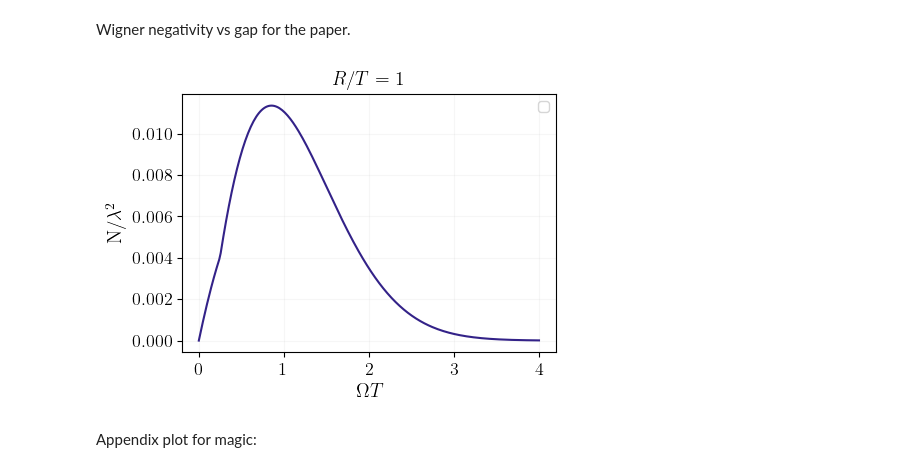
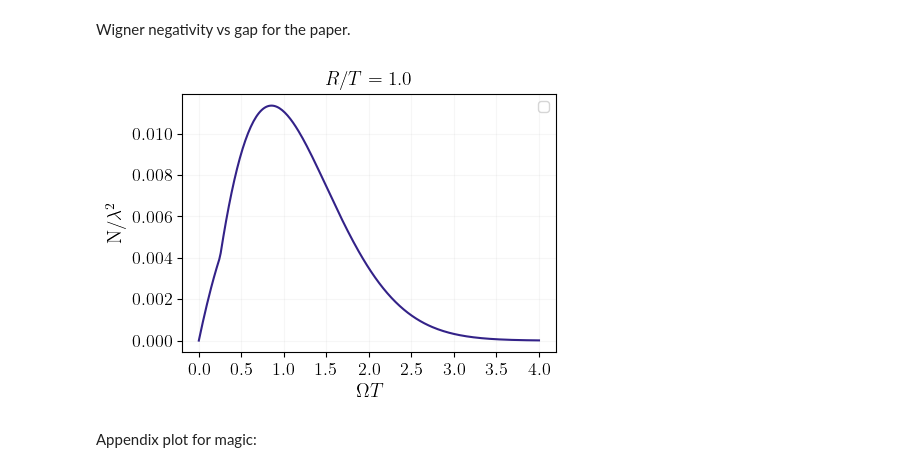
Before and after one commit to Sanchit-Srivastava/contextuality_from_the_vacuum, a Jupyter notebook: notebooks/paper_plots.ipynb, the cells around one changed output. Cells and saved outputs as stored; diff of their text form; code cells hidden in the pictures.

```diff
--- a/notebooks/paper_plots.ipynb
+++ b/notebooks/paper_plots.ipynb
@@ -540,95 +540,66 @@ from utils.state_checks import is_valid_state, validate_and_print
 
 '''This cell generates the plots for Wigner negativity vs gap for different detector types.'''
 
-
 # Fixed parameters
 switching = 1.0
 separation = 1.0
-smearing = 1
+smearing = 1.0
 lam = 1e-3
 regulator = 1
 regularization = "magical"  # used by Q_term but detector_type/group decide which terms contribute
 
-colors = ["#000000","#332288","#117733","#88CCEE","#DDCC77", "#CC6677", "#AA4499","#882255"]
-
-group_types = [
-                # ("SU2", "point_like"),
-                ("SU2", "smeared"),
-                # ("HW", "smeared")
-              ]
-# labels = {
-#     # ("SU2", "point_like"): "SU(2), point like",
-#     ("SU2", "smeared"): "SU(2), smeared",
-#     # ("HW", "smeared"): "HW, smeared"
-# }
+from matplotlib.ticker import MultipleLocator
 
 plt.figure(figsize=(4.8,3.6))
 
-# Sweep gaps
+# Sweep gaps in steps of 0.5
+# gaps = np.arange(0.0, 4.01, 0.5)
 gaps = np.linspace(0.0, 4, 250)  # avoid zero to keep numerics well-behaved
-# deez = [0.1, 0.5, 1, 5]
-linestyles = [ "--", "-.", ":", (0, (3, 1, 1, 1))]  # Add more if needed
-# for idx, d in enumerate(deez):
-
-# linestyle = linestyles[idx % len(linestyles)]
 
 for group, detector_type in group_types:
-    wn_vals = []  # max violation per gap
-    violated_points_list = []  # list of violating (i,j) points per gap
+    wn_vals = []
+    violated_points_list = []
     for gap in gaps:
         rho = detector_state(
             gap=gap,
             switching=switching,
             separation=separation,
             regulator=regulator,
             smearing=smearing,
             regularization=regularization,
             detector_type=detector_type,
             group=group,
             lam=lam,
         )
         if is_valid_state(rho):
-            rho_1 = reduce_state(rho)  # reduce to first qutrit
-            # max_violation, violating_points = wigner_inequalities(rho_1)
+            rho_1 = reduce_state(rho)
             max_violation, violating_points, violation_sum = wigner_inequalities(rho_1, include_sum=True)
-            # value = np.log(max_violation/3 + (1 + rho[0, 0])/2)
             wn_vals.append(violation_sum * (1/3)* (1/lam**2))
             violated_points_list.append(violating_points)
-            # if max_violation > 0:
-                # print(f"[{group}, {detector_type}] gap={gap:.3g}: violated points = {violating_points}")
         else:
             print("Invalid state detected at gap =", gap)
             validate_and_print(rho)
             break
 
     wn_vals = np.array(wn_vals)
-    # label = f"d={d}"
-    plt.plot(gaps[:len(wn_vals)], wn_vals, lw=1.5, color = colors[1])
+    plt.plot(gaps[:len(wn_vals)], wn_vals, lw=1.5, color=colors[1])
 
+# Set major x-ticks every 0.5
+ax = plt.gca()
+ax.xaxis.set_major_locator(MultipleLocator(0.5))
 
-# plt.xlabel(r"{$\Omega T$",fontsize=14)
-# plt.ylabel(r"{Max Wigner inequality violation}",fontsize=14)
-# # plt.title(rf"(a) $d/\sigma={separation}$, $R/\sigma={smearing}$, $\lambda={lam}$",fontsize=14)
-# plt.title(rf"$R/T={smearing}$",fontsize=14)
-# plt.xticks(fontsize=13)
-# plt.yticks(fontsize=13)
-# plt.grid(True, alpha=0.3)
-# plt.legend(title="Detector group and type")
-# plt.tight_layout()
-# # plt.savefig("wigner_negativity_vs_gap_different_models.pdf")
-# plt.show()
-plt.xlabel(r"$\Omega T$",fontsize=14)
-plt.ylabel(r"N/$\lambda^2$",fontsize=14)
-plt.title(rf"$R/T={smearing}$",fontsize=14)
+plt.xlabel(r"$\Omega T$", fontsize=14)
+plt.ylabel(r"N/$\lambda^2$", fontsize=14)
+plt.title(rf"$R/T={smearing}$", fontsize=14)
 plt.xticks(fontsize=13)
 plt.yticks(fontsize=13)
 plt.grid(True, alpha=0.1)
 plt.legend()
 plt.tight_layout()
 plt.savefig("magic_vs_gap_big_detectors.pdf")
 plt.show()
 # %% [output]
-[figure, old version]
+[figure, new version]
 # %% [markdown]
 Appendix plot for magic:
 # %%
```
Also changed, not shown: parts of 1 cell of this notebook, 4 other files.
